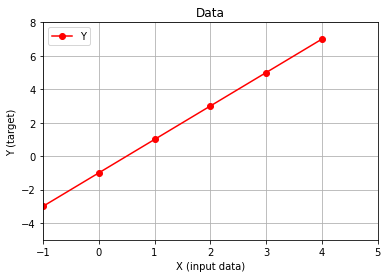
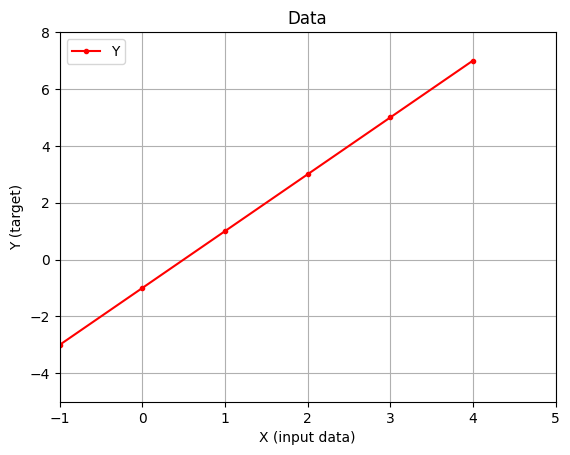
Code edit (unified diff) that turned the first committed figure into the second:
--- before
+++ after
@@ -1,7 +1,7 @@
-plt.plot(X, Y, color='red', marker='o', label='Y')
-plt.axis([-1,5,-5,8])
-plt.title('Data')
-plt.xlabel('X (input data)')
-plt.ylabel('Y (target)')
-plt.legend(loc='upper left')
-plt.grid()
+grafico.plot(X, Y, color='red', marker='.', label='Y')
+grafico.axis([-1,5,-5,8])
+grafico.title('Data')
+grafico.xlabel('X (input data)')
+grafico.ylabel('Y (target)')
+grafico.legend(loc='upper left')
+grafico.grid()

Commit: Criado usando o Colab